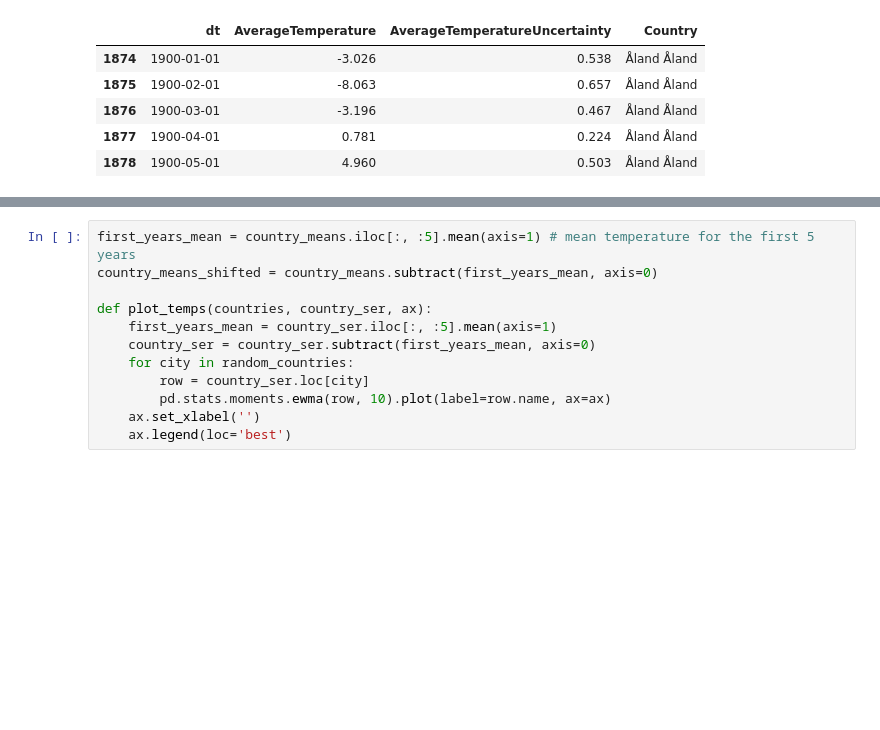
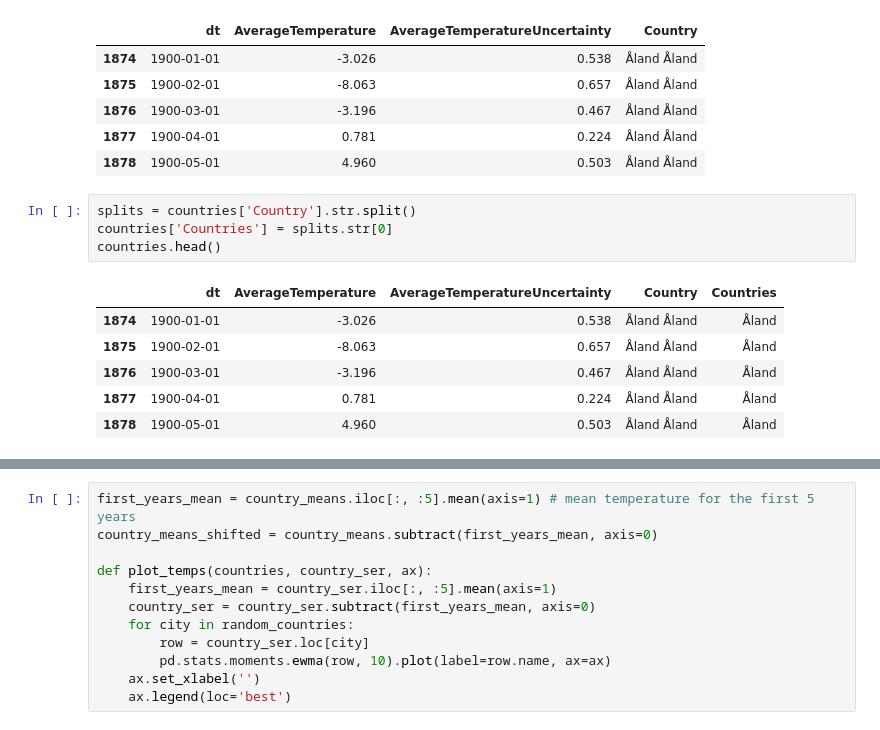
Before and after one commit to abhisheksugam/Climate_Police, a Jupyter notebook: Climate_Police/examples/Temperature_rise_random_countries.ipynb, the cells around one changed output, grey strips where cells are left out. Saved outputs shown, nothing was run; the diff lists cells and outputs as text; blank space fills up the shorter version.

```diff
--- a/Climate_Police/examples/Temperature_rise_random_countries.ipynb
+++ b/Climate_Police/examples/Temperature_rise_random_countries.ipynb
@@ -43,4 +43,15 @@ countries.head()
 | 1876 | 1900-03-01 | -3.196 | 0.467 | Åland Åland |
 | 1877 | 1900-04-01 | 0.781 | 0.224 | Åland Åland |
 | 1878 | 1900-05-01 | 4.960 | 0.503 | Åland Åland |
+# %%
+splits = countries['Country'].str.split()
+countries['Countries'] = splits.str[0]
+countries.head()
+# %% [output]
+|  | dt | AverageTemperature | AverageTemperatureUncertainty | Country | Countries |
+| 1874 | 1900-01-01 | -3.026 | 0.538 | Åland Åland | Åland |
+| 1875 | 1900-02-01 | -8.063 | 0.657 | Åland Åland | Åland |
+| 1876 | 1900-03-01 | -3.196 | 0.467 | Åland Åland | Åland |
+| 1877 | 1900-04-01 | 0.781 | 0.224 | Åland Åland | Åland |
+| 1878 | 1900-05-01 | 4.960 | 0.503 | Åland Åland | Åland |
 # %%
```
Also changed, not shown: parts of 2 cells of this notebook, 1 other file.
